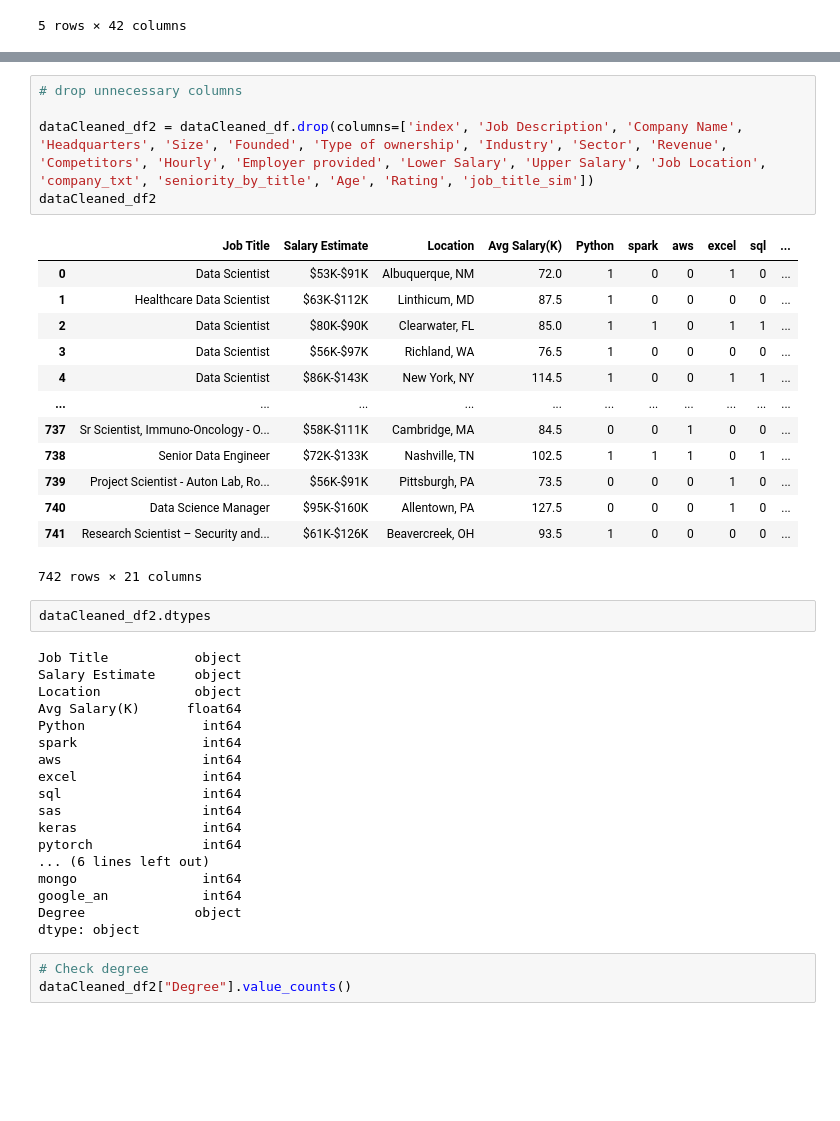
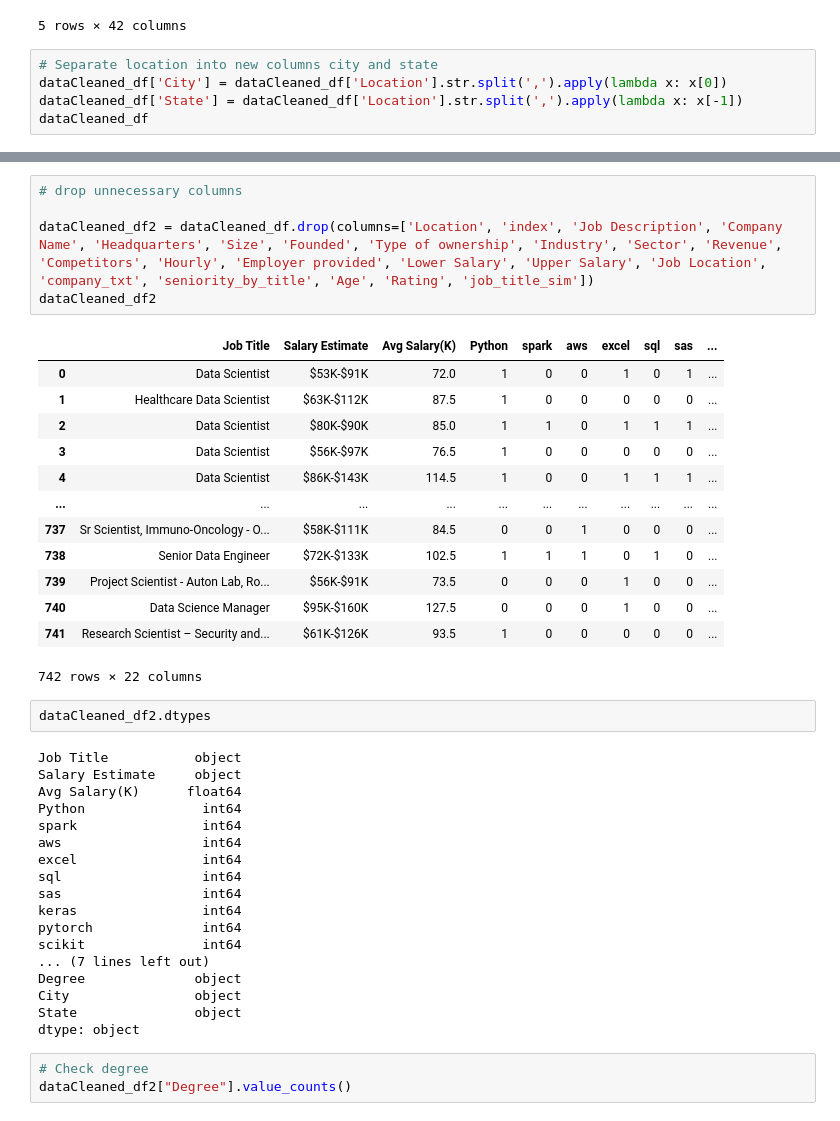
Before and after one commit to AJMnd/Data_Science_Salary, a Jupyter notebook: Notebooks/DataScienceSalaryCleaned2.ipynb, the cells around one changed output, grey strips where cells are left out. Saved outputs shown, nothing was run; the diff lists cells and outputs as text; blank space fills up the shorter version.

```diff
--- a/Notebooks/DataScienceSalaryCleaned2.ipynb
+++ b/Notebooks/DataScienceSalaryCleaned2.ipynb
@@ -138,3 +138,8 @@ dataCleaned_df.head()
 | 3 | 3 | Data Scientist | $56K-$97K | *Organization and Job ID**\nJob I... | 3.8 | PNNL\n3.8 | Richland, WA | Richland, WA | ... |
 | 4 | 4 | Data Scientist | $86K-$143K | Data Scientist\nAffinity Solution... | 2.9 | Affinity Solutions\n2.9 | New York, NY | New York, NY | ... |
 5 rows × 42 columns
+# %%
+# Separate location into new columns city and state
+dataCleaned_df['City'] = dataCleaned_df['Location'].str.split(',').apply(lambda x: x[0])
+dataCleaned_df['State'] = dataCleaned_df['Location'].str.split(',').apply(lambda x: x[-1])
+dataCleaned_df
@@ -141,28 +160,27 @@ dataCleaned_df.head()
 # %%
 # drop unnecessary columns
 
-dataCleaned_df2 = dataCleaned_df.drop(columns=['index', 'Job Description', 'Company Name', 'Headquarters', 'Size', 'Founded', 'Type of ownership', 'Industry', 'Sector', 'Revenue', 'Competitors', 'Hourly', 'Employer provided', 'Lower Salary', 'Upper Salary', 'Job Location', 'company_txt', 'seniority_by_title', 'Age', 'Rating', 'job_title_sim'])
+dataCleaned_df2 = dataCleaned_df.drop(columns=['Location', 'index', 'Job Description', 'Company Name', 'Headquarters', 'Size', 'Founded', 'Type of ownership', 'Industry', 'Sector', 'Revenue', 'Competitors', 'Hourly', 'Employer provided', 'Lower Salary', 'Upper Salary', 'Job Location', 'company_txt', 'seniority_by_title', 'Age', 'Rating', 'job_title_sim'])
 dataCleaned_df2
 # %% [output]
-|  | Job Title | Salary Estimate | Location | Avg Salary(K) | Python | spark | aws | excel | sql | ... |
-| 0 | Data Scientist | $53K-$91K | Albuquerque, NM | 72.0 | 1 | 0 | 0 | 1 | 0 | ... |
-| 1 | Healthcare Data Scientist | $63K-$112K | Linthicum, MD | 87.5 | 1 | 0 | 0 | 0 | 0 | ... |
-| 2 | Data Scientist | $80K-$90K | Clearwater, FL | 85.0 | 1 | 1 | 0 | 1 | 1 | ... |
-| 3 | Data Scientist | $56K-$97K | Richland, WA | 76.5 | 1 | 0 | 0 | 0 | 0 | ... |
-| 4 | Data Scientist | $86K-$143K | New York, NY | 114.5 | 1 | 0 | 0 | 1 | 1 | ... |
+|  | Job Title | Salary Estimate | Avg Salary(K) | Python | spark | aws | excel | sql | sas | ... |
+| 0 | Data Scientist | $53K-$91K | 72.0 | 1 | 0 | 0 | 1 | 0 | 1 | ... |
+| 1 | Healthcare Data Scientist | $63K-$112K | 87.5 | 1 | 0 | 0 | 0 | 0 | 0 | ... |
+| 2 | Data Scientist | $80K-$90K | 85.0 | 1 | 1 | 0 | 1 | 1 | 1 | ... |
+| 3 | Data Scientist | $56K-$97K | 76.5 | 1 | 0 | 0 | 0 | 0 | 0 | ... |
+| 4 | Data Scientist | $86K-$143K | 114.5 | 1 | 0 | 0 | 1 | 1 | 1 | ... |
 | ... | ... | ... | ... | ... | ... | ... | ... | ... | ... | ... |
-| 737 | Sr Scientist, Immuno-Oncology - O... | $58K-$111K | Cambridge, MA | 84.5 | 0 | 0 | 1 | 0 | 0 | ... |
-| 738 | Senior Data Engineer | $72K-$133K | Nashville, TN | 102.5 | 1 | 1 | 1 | 0 | 1 | ... |
-| 739 | Project Scientist - Auton Lab, Ro... | $56K-$91K | Pittsburgh, PA | 73.5 | 0 | 0 | 0 | 1 | 0 | ... |
-| 740 | Data Science Manager | $95K-$160K | Allentown, PA | 127.5 | 0 | 0 | 0 | 1 | 0 | ... |
-| 741 | Research Scientist – Security and... | $61K-$126K | Beavercreek, OH | 93.5 | 1 | 0 | 0 | 0 | 0 | ... |
+| 737 | Sr Scientist, Immuno-Oncology - O... | $58K-$111K | 84.5 | 0 | 0 | 1 | 0 | 0 | 0 | ... |
+| 738 | Senior Data Engineer | $72K-$133K | 102.5 | 1 | 1 | 1 | 0 | 1 | 0 | ... |
+| 739 | Project Scientist - Auton Lab, Ro... | $56K-$91K | 73.5 | 0 | 0 | 0 | 1 | 0 | 0 | ... |
+| 740 | Data Science Manager | $95K-$160K | 127.5 | 0 | 0 | 0 | 1 | 0 | 0 | ... |
+| 741 | Research Scientist – Security and... | $61K-$126K | 93.5 | 1 | 0 | 0 | 0 | 0 | 0 | ... |
-742 rows × 21 columns
+742 rows × 22 columns
 # %%
 dataCleaned_df2.dtypes
 # %% [output]
 Job Title           object
 Salary Estimate     object
-Location            object
 Avg Salary(K)      float64
 Python               int64
 spark                int64
@@ -172,10 +190,11 @@ sql                  int64
 sas                  int64
 keras                int64
 pytorch              int64
-... (6 lines left out)
-mongo                int64
-google_an            int64
+scikit               int64
+... (7 lines left out)
 Degree              object
+City                object
+State               object
 dtype: object
 # %%
 # Check degree
```
Also changed, not shown: parts of 2 cells of this notebook, 4 other files.
